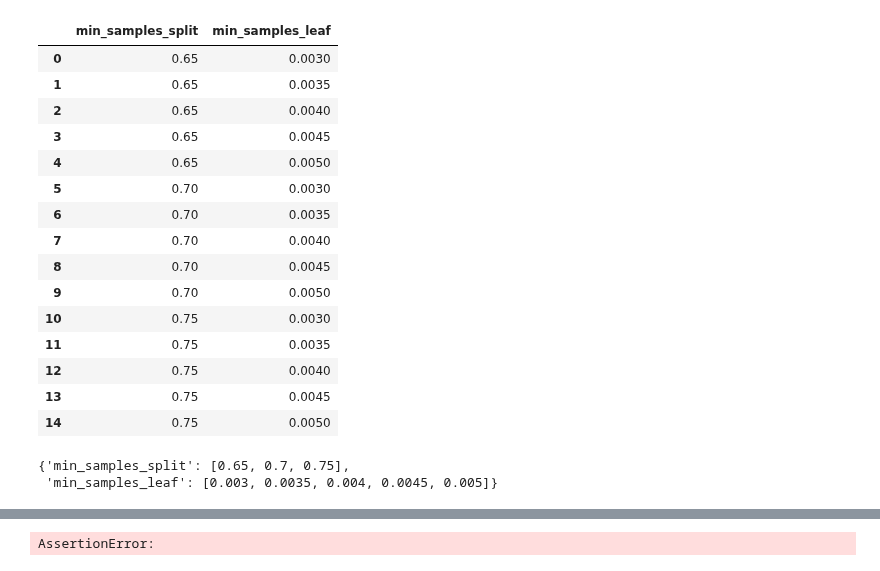
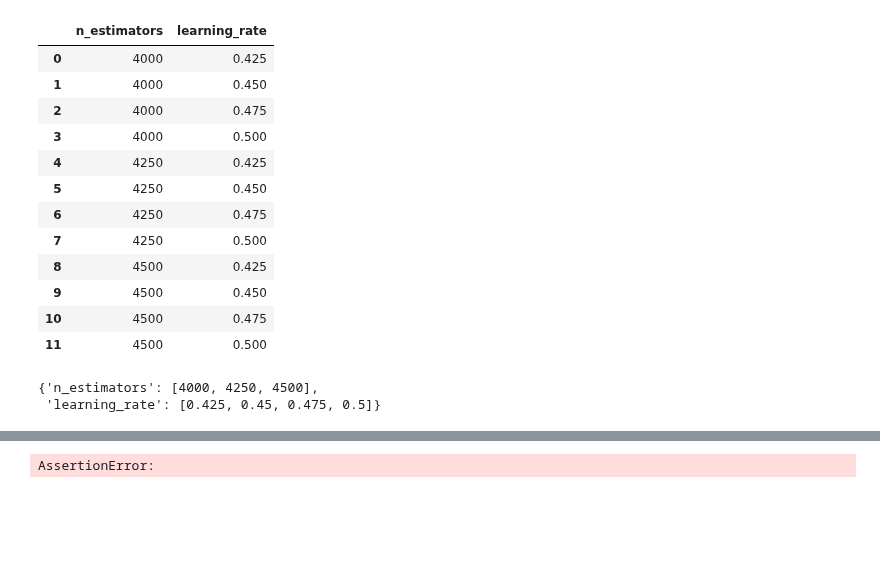
Before and after one commit to shane-kercheval/udacity, a Jupyter notebook: data_scientist_nanodegree/projects/p1_charityml/custom/Adaboost_tuning_oo-learning.ipynb, the cells around one changed output, grey strips where cells are left out. Saved outputs shown, nothing was run; the diff lists cells and outputs as text; code cells hidden in the pictures; blank space fills up the shorter version.

```diff
--- a/data_scientist_nanodegree/projects/p1_charityml/custom/Adaboost_tuning_oo-learning.ipynb
+++ b/data_scientist_nanodegree/projects/p1_charityml/custom/Adaboost_tuning_oo-learning.ipynb
@@ -61,31 +61,30 @@ global_transformations = [
 ]
 # %%
 params_dict = dict(
-#    n_estimators=[500, 750, 1500],
+    n_estimators=[4000, 4250, 4500],
+    learning_rate=[0.425, 0.45, 0.475, 0.5],
     #max_features=[0.2, 0.25, 0.3, 0.35, 0.4],
     #max_depth=[2, 3, 4],
-    min_samples_split=[0.65, 0.7, 0.75],
-    min_samples_leaf=[0.003, 0.0035, 0.004, 0.0045, 0.005],
+    #min_samples_split=[0.65, 0.7, 0.75],
+    #min_samples_leaf=[0.003, 0.0035, 0.004, 0.0045, 0.005],
+    #class_weight=[None, 'balanced', {'<=50K': 1, '>50K': 2}, {'<=50K': 2, '>50K': 1}, {'<=50K': 4, '>50K': 1}],
 )
 grid = oo.HyperParamsGrid(params_dict=params_dict)
 grid.params_grid
 # %% [output]
-|  | min_samples_split | min_samples_leaf |
-| 0 | 0.65 | 0.0030 |
-| 1 | 0.65 | 0.0035 |
-| 2 | 0.65 | 0.0040 |
-| 3 | 0.65 | 0.0045 |
-| 4 | 0.65 | 0.0050 |
-| 5 | 0.70 | 0.0030 |
-| 6 | 0.70 | 0.0035 |
-| 7 | 0.70 | 0.0040 |
-| 8 | 0.70 | 0.0045 |
-| 9 | 0.70 | 0.0050 |
-| 10 | 0.75 | 0.0030 |
-| 11 | 0.75 | 0.0035 |
-| 12 | 0.75 | 0.0040 |
-| 13 | 0.75 | 0.0045 |
-| 14 | 0.75 | 0.0050 |
+|  | n_estimators | learning_rate |
+| 0 | 4000 | 0.425 |
+| 1 | 4000 | 0.450 |
+| 2 | 4000 | 0.475 |
+| 3 | 4000 | 0.500 |
+| 4 | 4250 | 0.425 |
+| 5 | 4250 | 0.450 |
+| 6 | 4250 | 0.475 |
+| 7 | 4250 | 0.500 |
+| 8 | 4500 | 0.425 |
+| 9 | 4500 | 0.450 |
+| 10 | 4500 | 0.475 |
+| 11 | 4500 | 0.500 |
 # %%
 hyper_param_object = oo.AdaBoostClassifierHP(
     n_estimators=1869,
@@ -143,8 +142,8 @@ tuner.tune(data_x=explore.dataset.drop(columns=target_variable),
 # %%
 params_dict
 # %% [output]
-{'min_samples_split': [0.65, 0.7, 0.75],
- 'min_samples_leaf': [0.003, 0.0035, 0.004, 0.0045, 0.005]}
+{'n_estimators': [4000, 4250, 4500],
+ 'learning_rate': [0.425, 0.45, 0.475, 0.5]}
 # %%
 tuner.results.best_hyper_params
 # %% [output]
```
Also changed, not shown: parts of 31 cells of this notebook, 11 other files.
